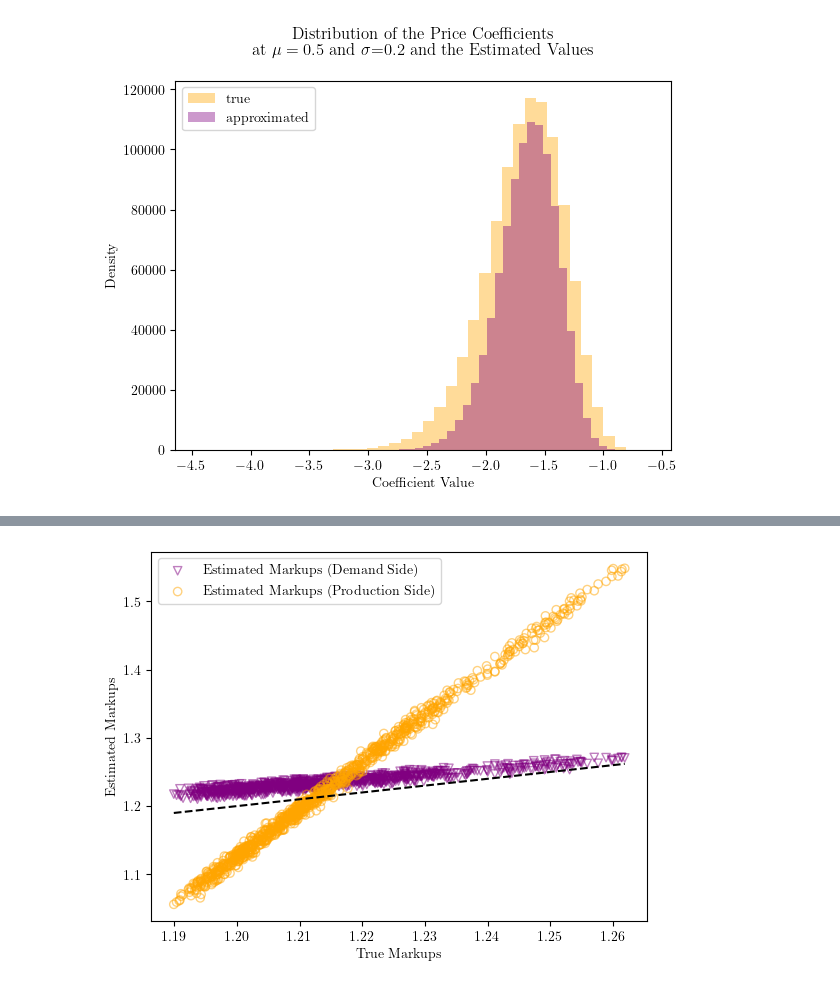
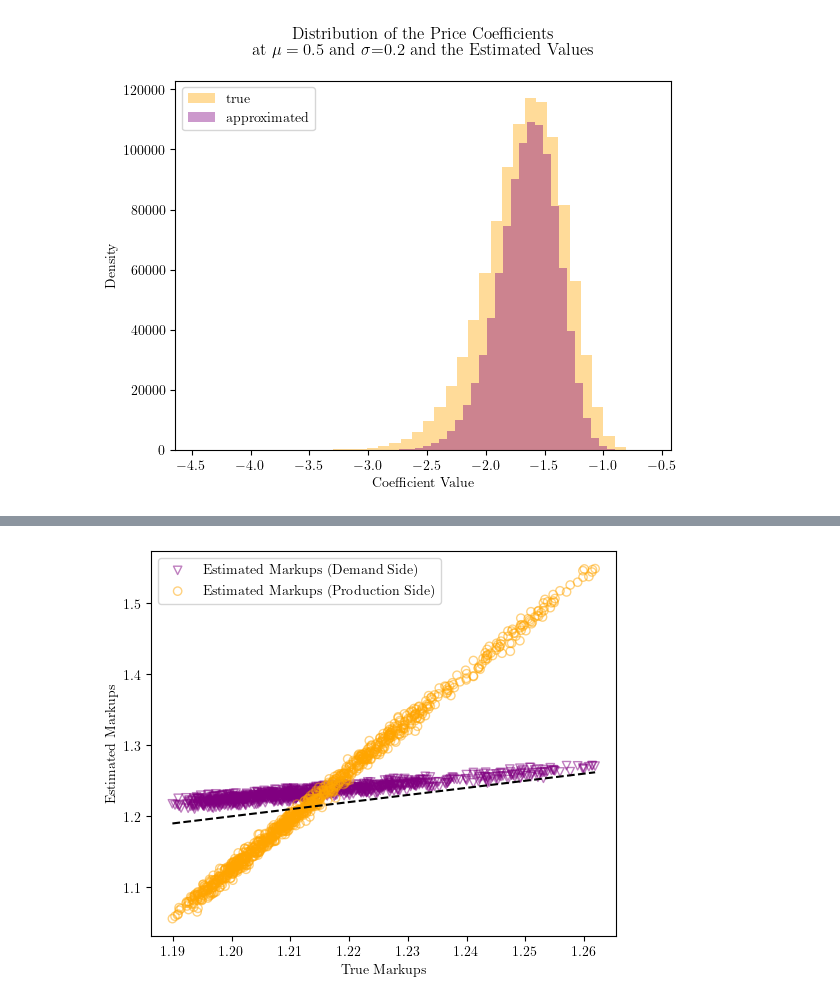
Before and after one commit to anuscabc/markdown_estimation, a Jupyter notebook: integrated_market_model/results_final.ipynb, the cells around one changed output, grey strips where cells are left out. Cells and saved outputs as stored; diff of their text form; code cells hidden in the pictures.

```diff
--- a/integrated_market_model/results_final.ipynb
+++ b/integrated_market_model/results_final.ipynb
@@ -262,31 +265,34 @@ plt.show()
 
 prices = np.zeros((n_firms*T)) + 4.4
 
 
 estimated_markups_production_side = (theta_l_hat * prices *
                                      model_true.market_shares.flatten()
                                      *n_consumers)/( wage_hat* model_true.labor_quantity.flatten())
+
+
+plt.figure(figsize=(6, 5))
 
 # Create the scatter plot
 plt.scatter(true_markups, estimated_markups_demand_side,
             color='purple',
               label='Estimated Markups (Demand Side)',  marker='v',
                alpha=0.5, facecolors='none', edgecolors='purple')
 plt.scatter(true_markups, estimated_markups_production_side,
              color='orange',
                label='Estimated Markups (Production Side)', marker='o',
                 alpha=0.5, facecolors='none', edgecolors='orange')
 plt.plot([min(true_markups), max(true_markups)], [min(true_markups), max(true_markups)], color='black', linestyle='--')
 
 
 # Set the labels and title
 plt.xlabel('True Markups')
 plt.ylabel('Estimated Markups')
 
 # Add a legend
 plt.legend()
 plt.savefig('../plots/markups_no_price_production.pdf')
 
 # Display the plot
 # %% [output]
-[figure, old version]
+[figure, new version]
```
Also changed, not shown: parts of 3 cells of this notebook, 14 other files.
